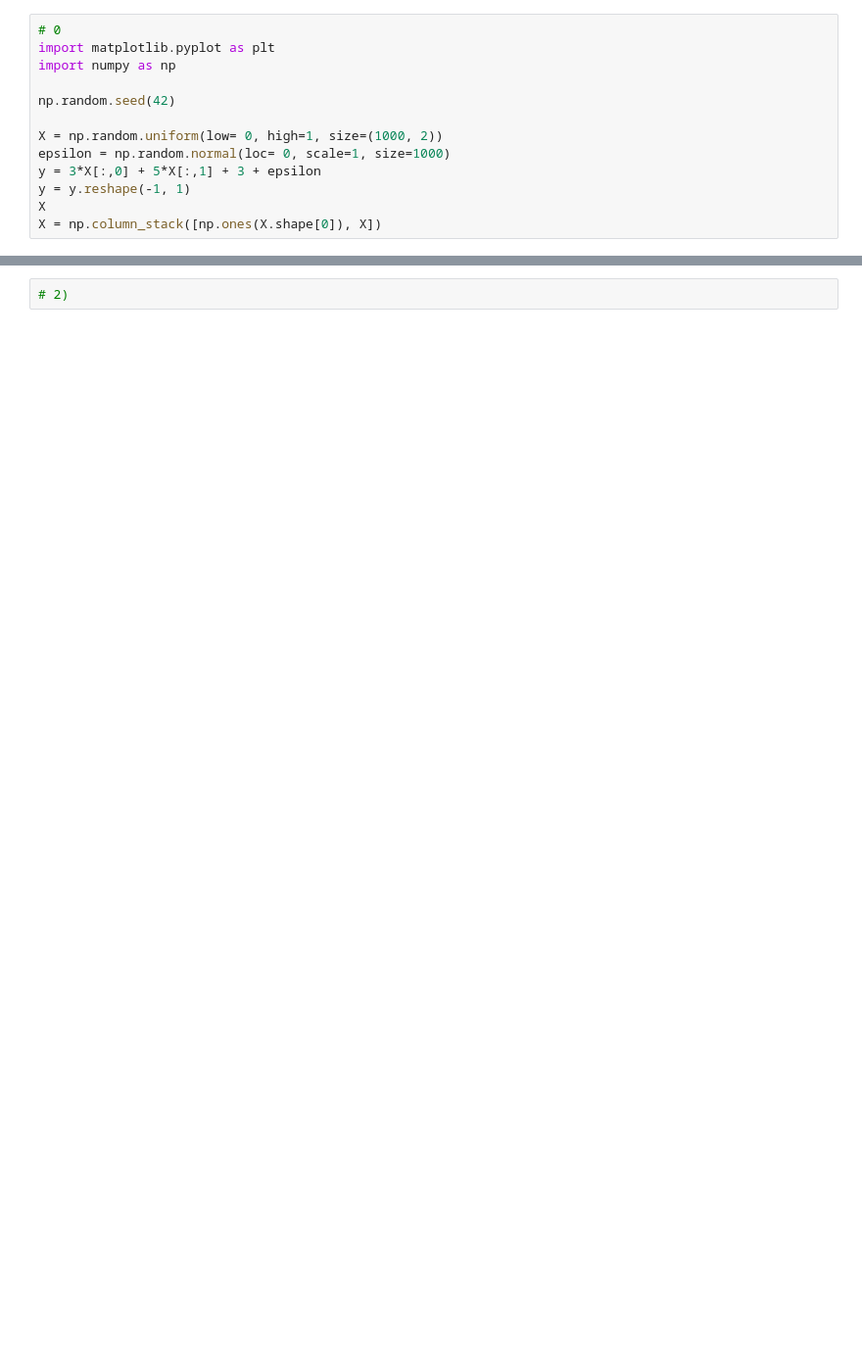
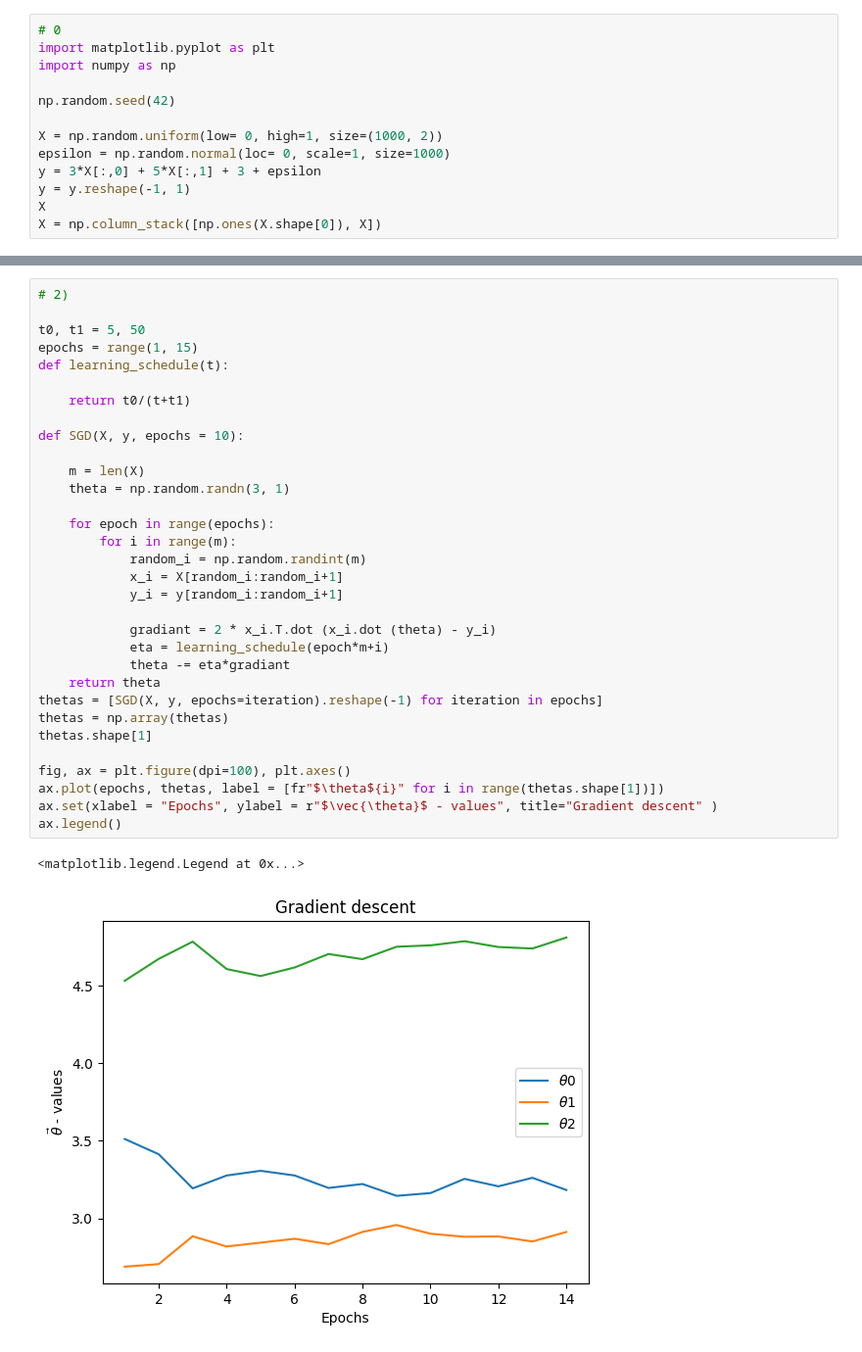
Before and after one commit to HanFredriksson/AI-plugg-filer-Hannes-Fredriksson, a Jupyter notebook: Maskininlärning/Uppgifter/E04_Gradiant_Descent.ipynb, the cells around one changed output, grey strips where cells are left out. Shown at 98% size. Saved outputs shown, nothing was run; the diff lists cells and outputs as text; blank space fills up the shorter version.

Commit message:
[Exrecises 04] Gradiant descent exercises and notes from cap 3 ISLP book

```diff
--- a/Maskininlärning/Uppgifter/E04_Gradiant_Descent.ipynb
+++ b/Maskininlärning/Uppgifter/E04_Gradiant_Descent.ipynb
@@ -88,2 +82,35 @@ ax.legend()
-# %%
-# 2)
+# %%
+# 2)
+
+t0, t1 = 5, 50
+epochs = range(1, 15)
+def learning_schedule(t):
+
+    return t0/(t+t1)
+
+def SGD(X, y, epochs = 10):
+
+    m = len(X)
+    theta = np.random.randn(3, 1)
+
+    for epoch in range(epochs):
+        for i in range(m):
+            random_i = np.random.randint(m)
+            x_i = X[random_i:random_i+1]
+            y_i = y[random_i:random_i+1]
+
+            gradiant = 2 * x_i.T.dot (x_i.dot (theta) - y_i)
+            eta = learning_schedule(epoch*m+i)
+            theta -= eta*gradiant
+    return theta
+thetas = [SGD(X, y, epochs=iteration).reshape(-1) for iteration in epochs]
+thetas = np.array(thetas)
+thetas.shape[1]
+
+fig, ax = plt.figure(dpi=100), plt.axes()
+ax.plot(epochs, thetas, label = [fr"$\theta${i}" for i in range(thetas.shape[1])])
+ax.set(xlabel = "Epochs", ylabel = r"$\vec{\theta}$ - values", title="Gradient descent" )
+ax.legend()
+# %% [output]
+<matplotlib.legend.Legend at 0x...>
+[figure, added]
```
Also changed, not shown: parts of 5 cells of this notebook, 7 other files.
